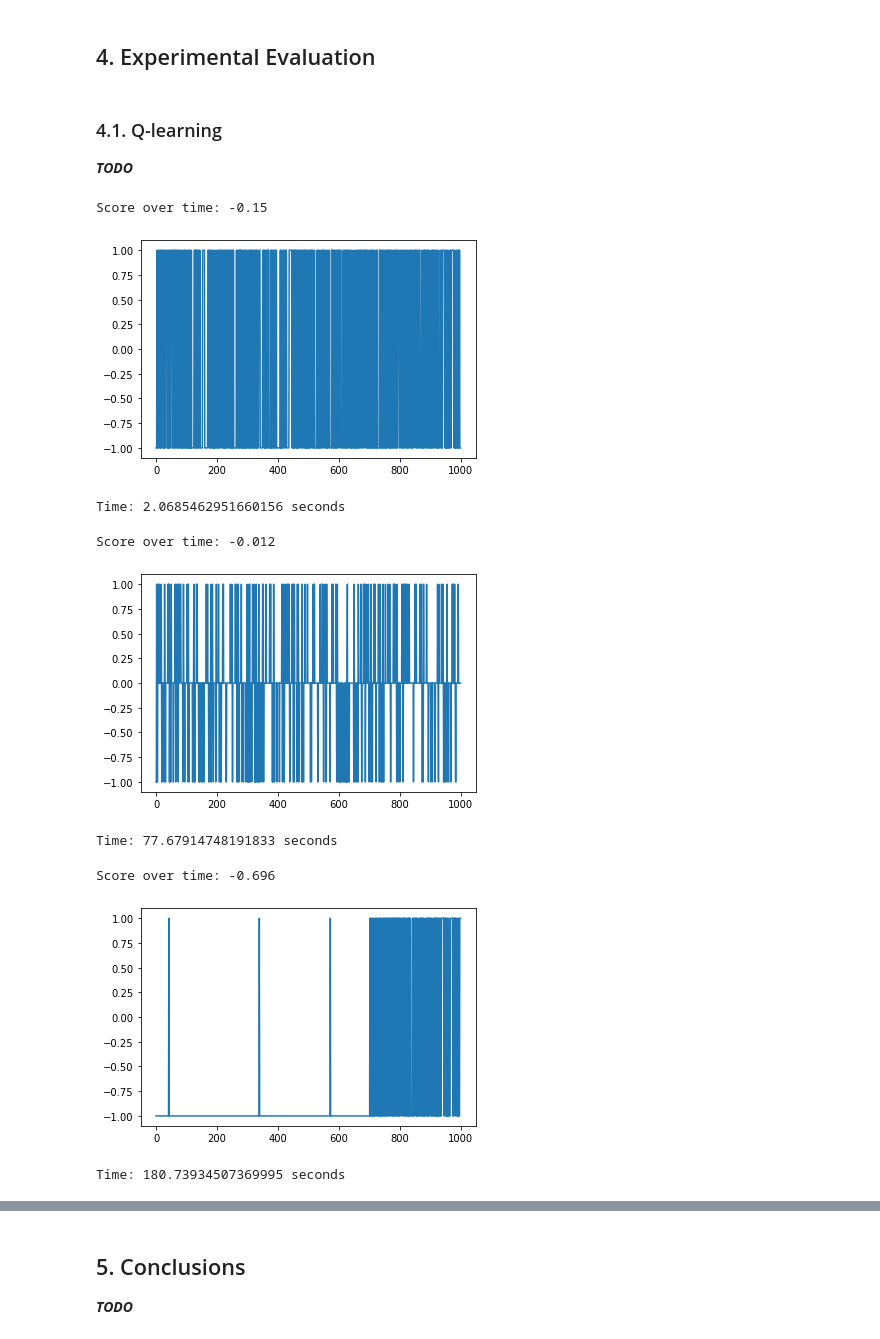
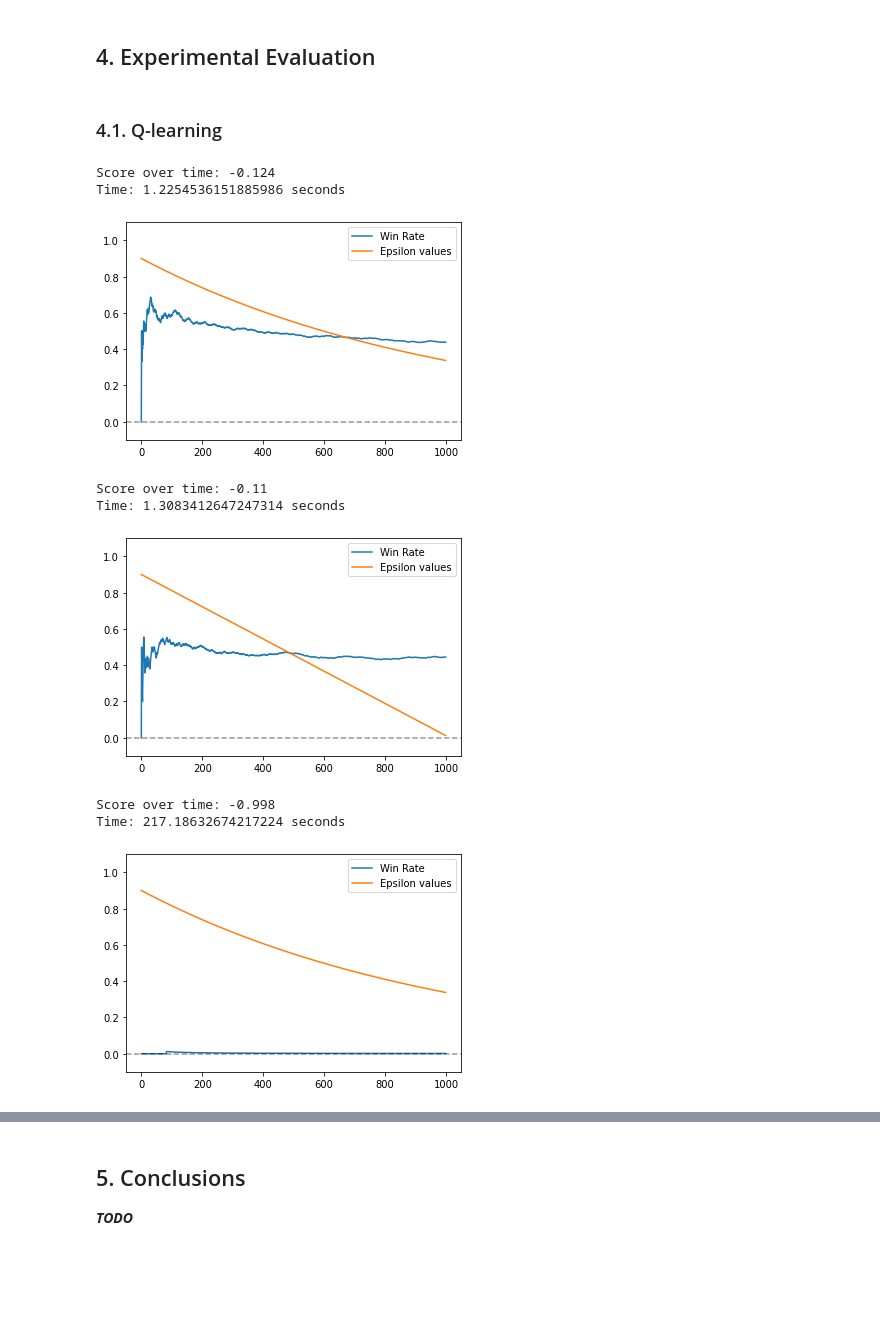
Before and after one commit to Maligetzus/IART, a Jupyter notebook: NeutronRL_Notebook.ipynb, the cells around one changed output, grey strips where cells are left out. Cells and saved outputs as stored; diff of their text form; code cells hidden in the pictures; blank space fills up the shorter version.

Commit message:
notebook plots redone; Sarsa code added;

```diff
--- a/NeutronRL_Notebook.ipynb
+++ b/NeutronRL_Notebook.ipynb
@@ -90,40 +90,37 @@ For both algorithms we implemented to different types of **Epsilon Decay**:
 ## 4. Experimental Evaluation
 # %% [markdown]
 ### 4.1. Q-learning
-
-***TODO***
 # %%
 import time
 from NeutronRL.q_learning import QLearning
 from NeutronRL.env_algorithm import EpsilonDecay
 import matplotlib.pyplot as plt
 
 start_time = time.time()
 
 qlearning = QLearning(max_episodes=1000, max_steps=2000, epsilon_decay=EpsilonDecay.Exponential, env='Neutron-5x5-White-Random-v0', log=False)
 score, rewards, epsilon = qlearning.train()
 print(f"Time: {time.time() - start_time} seconds")
 
 winrate = []
 num_wins = 0
 
 for i in range(len(rewards)):
     if rewards[i] == 1:
         num_wins += 1
 
     winrate.append(num_wins / (i + 1))
 
 plt.plot(winrate, label="Win Rate")
-plt.plot(epsilons, label="Epsilon values")
+plt.plot(epsilon, label="Epsilon values")
 plt.axhline(color="black", ls="--", alpha=0.4)
 plt.ylim(-0.1, 1.1)
-ax1.set_xlabel("Episodes")
 plt.legend()
 plt.show()
 # %% [output]
-Score over time: -0.15
+Score over time: -0.124
+Time: 1.2254536151885986 seconds
-[figure, old version]
+[figure, new version]
-Time: 2.0685462951660156 seconds
 # %%
 import time
 from NeutronRL.q_learning import QLearning
@@ -147,16 +144,15 @@ for i in range(len(rewards)):
     winrate.append(num_wins / (i + 1))
 
 plt.plot(winrate, label="Win Rate")
-plt.plot(epsilons, label="Epsilon values")
+plt.plot(epsilon, label="Epsilon values")
 plt.axhline(color="black", ls="--", alpha=0.4)
 plt.ylim(-0.1, 1.1)
-ax1.set_xlabel("Episodes")
 plt.legend()
 plt.show()
 # %% [output]
-Score over time: -0.012
+Score over time: -0.11
+Time: 1.3083412647247314 seconds
-[figure, old version]
+[figure, new version]
-Time: 77.67914748191833 seconds
 # %%
 import time
 from NeutronRL.q_learning import QLearning
@@ -180,16 +176,15 @@ for i in range(len(rewards)):
     winrate.append(num_wins / (i + 1))
 
 plt.plot(winrate, label="Win Rate")
-plt.plot(epsilons, label="Epsilon values")
+plt.plot(epsilon, label="Epsilon values")
 plt.axhline(color="black", ls="--", alpha=0.4)
 plt.ylim(-0.1, 1.1)
-ax1.set_xlabel("Episodes")
 plt.legend()
 plt.show()
 # %% [output]
-Score over time: -0.696
+Score over time: -0.998
+Time: 217.18632674217224 seconds
-[figure, old version]
+[figure, new version]
-Time: 180.73934507369995 seconds
 # %%
 import time
 from NeutronRL.q_learning import QLearning
```
Also changed, not shown: parts of 6 cells of this notebook.
